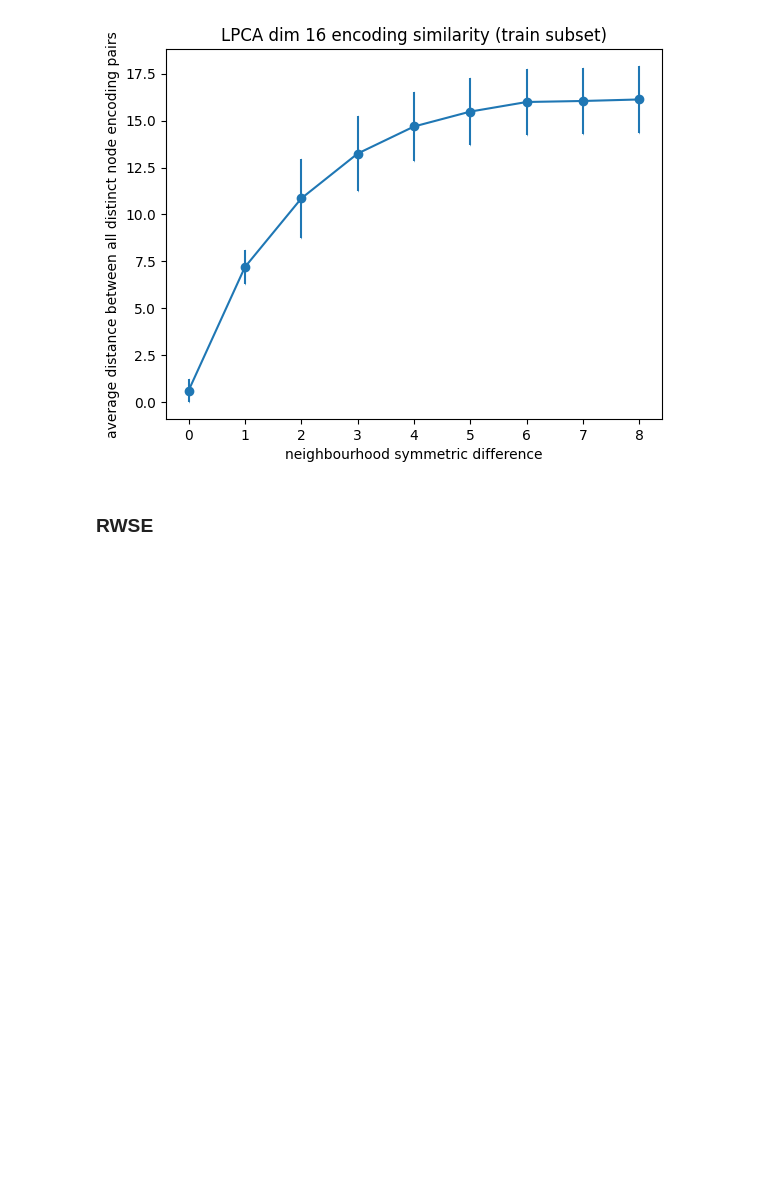
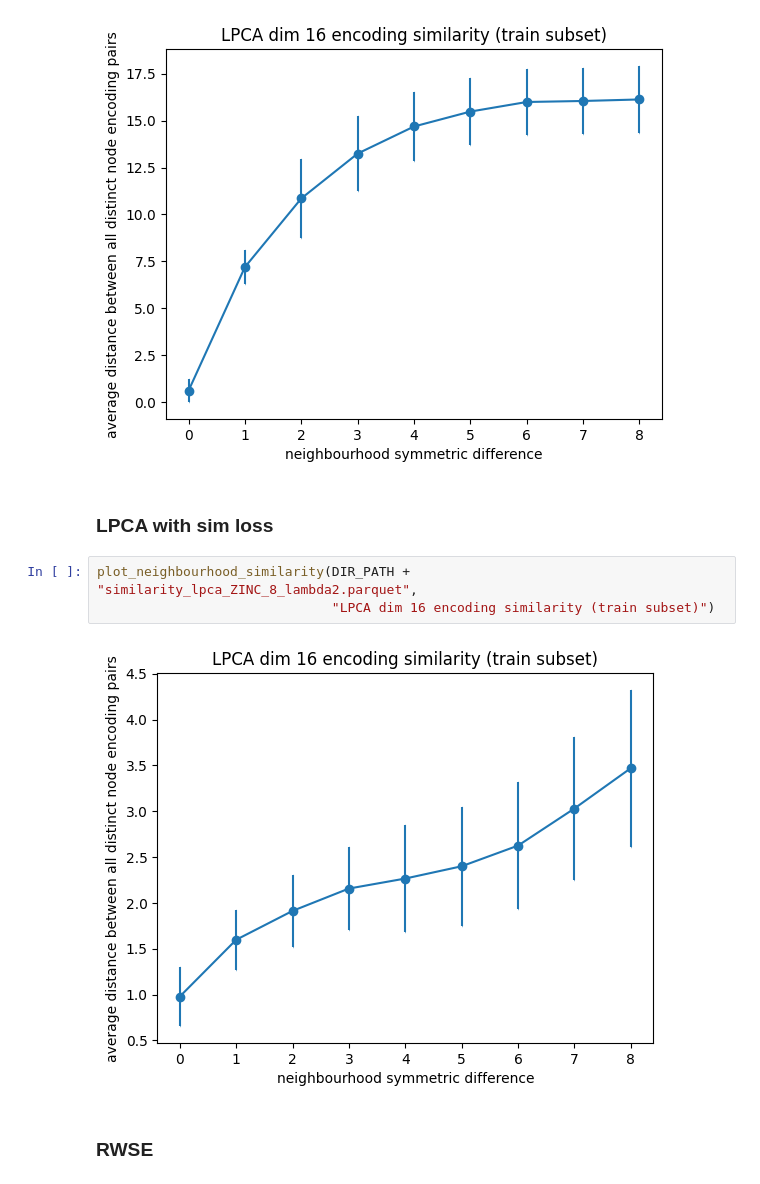
Before and after one commit to teriolx/binary-matrix-factorization, a Jupyter notebook: encoding_similarity.ipynb, the cells around one changed output. Cells and saved outputs as stored; diff of their text form; blank space fills up the shorter version.

Commit message:
add ZINC LPCA with sim loss encoding analysis

```diff
--- a/encoding_similarity.ipynb
+++ b/encoding_similarity.ipynb
@@ -22,6 +22,13 @@ plot_neighbourhood_similarity(DIR_PATH + "similarity_ZINC_lpca.parquet",
                               "LPCA dim 16 encoding similarity (train subset)")
 # %% [output]
 [figure]
+# %% [markdown]
+### LPCA with sim loss
+# %%
+plot_neighbourhood_similarity(DIR_PATH + "similarity_lpca_ZINC_8_lambda2.parquet",
+                              "LPCA dim 16 encoding similarity (train subset)")
+# %% [output]
+[figure, added]
 # %% [markdown]
 ### RWSE
 # %%
```
Also changed, not shown: 1 other file.
